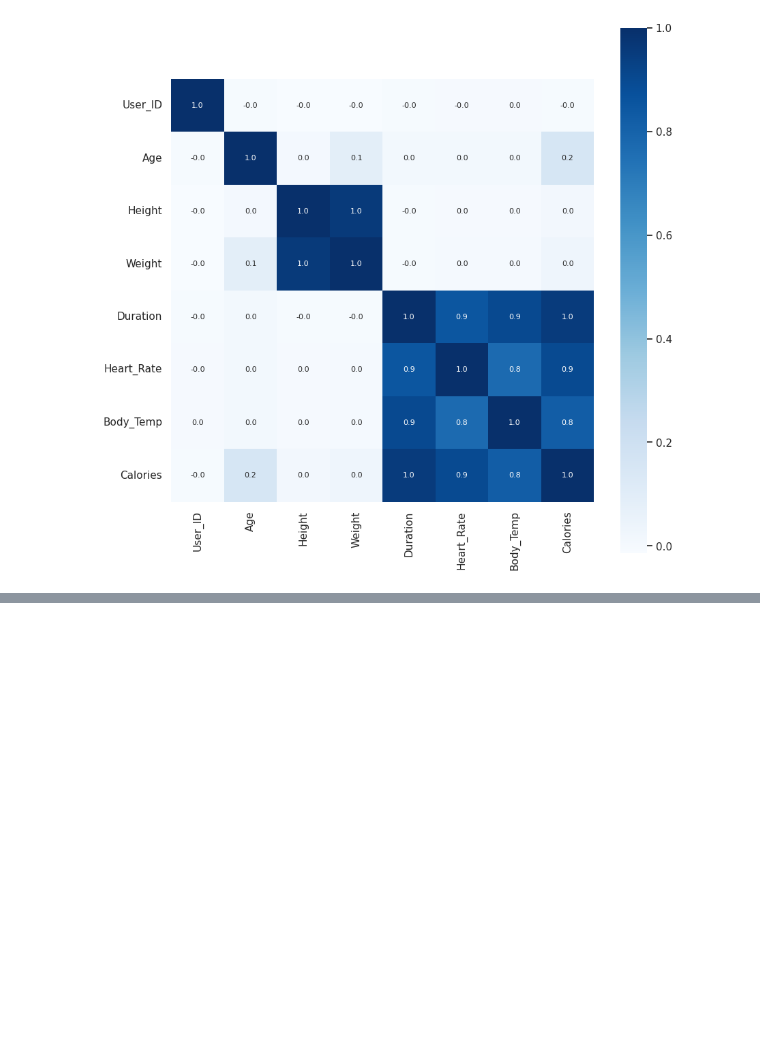
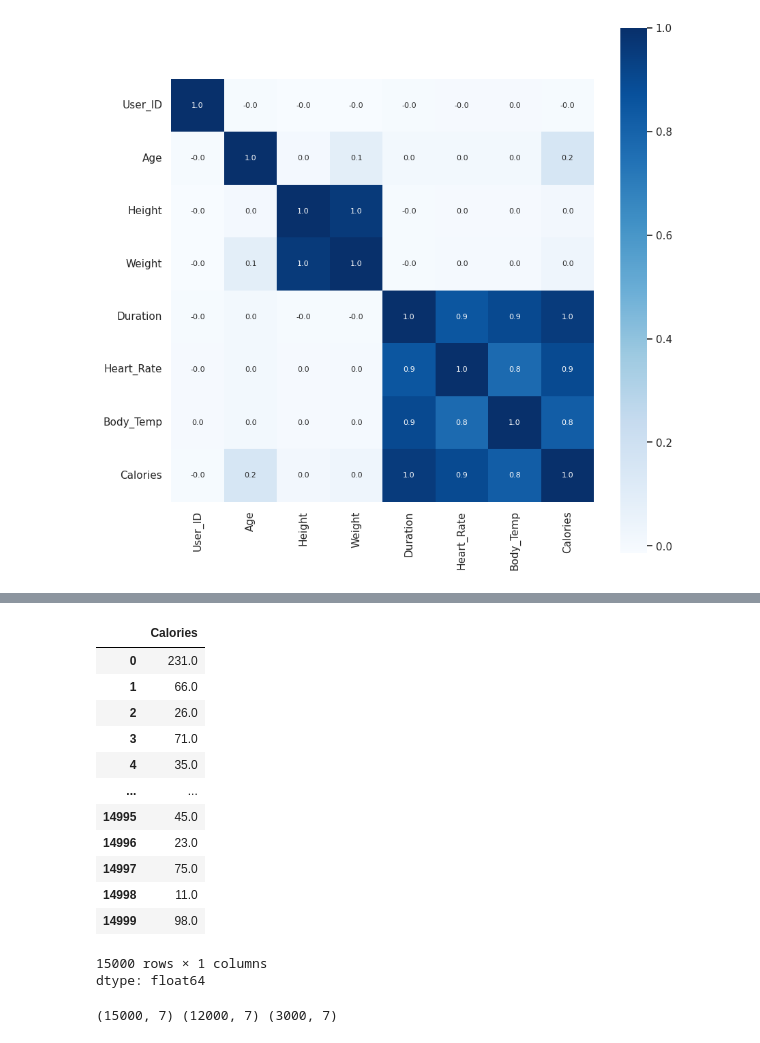
Before and after one commit to aliabbas70/SMS-SPAM-CLASSIFIER, a Jupyter notebook: caloriesburntpredict.ipynb, the cells around one changed output, grey strips where cells are left out. Saved outputs shown, nothing was run; the diff lists cells and outputs as text; code cells hidden in the pictures; blank space fills up the shorter version.

```diff
--- a/caloriesburntpredict.ipynb
+++ b/caloriesburntpredict.ipynb
@@ -179,0 +191,17 @@ calories.head()
+# %%
+Y
+# %% [output]
+|  | Calories |
+| 0 | 231.0 |
+| 1 | 66.0 |
+| 2 | 26.0 |
+| 3 | 71.0 |
+| 4 | 35.0 |
+| ... | ... |
+| 14995 | 45.0 |
+| 14996 | 23.0 |
+| 14997 | 75.0 |
+| 14998 | 11.0 |
+| 14999 | 98.0 |
+15000 rows × 1 columns
+dtype: float64
@@ -179,0 +210,4 @@ calories.head()
+# %%
+print(X.shape,X_train.shape,X_test.shape)
+# %% [output]
+(15000, 7) (12000, 7) (3000, 7)
```
Also changed, not shown: parts of 12 cells of this notebook.
